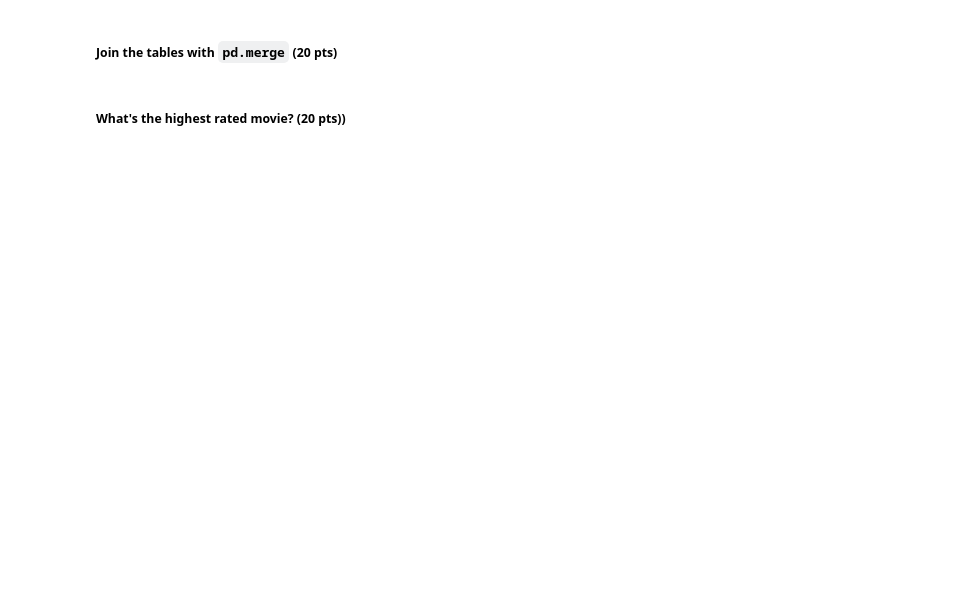
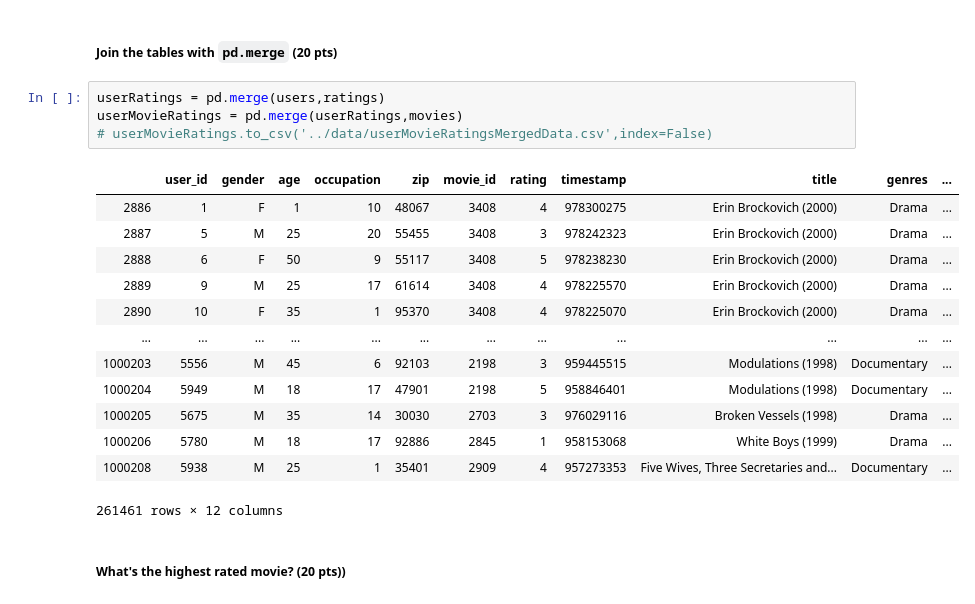
Before and after one commit to rashmihu/CSC-405-605_2020_Assignment, a Jupyter notebook: Assignment_2/code/date_night_movie.ipynb, the cells around one changed output. Saved outputs shown, nothing was run; the diff lists cells and outputs as text; blank space fills up the shorter version.

```diff
--- a/Assignment_2/code/date_night_movie.ipynb
+++ b/Assignment_2/code/date_night_movie.ipynb
@@ -98,4 +112,22 @@ print movies.head()
 # %% [markdown]
 ##### Join the tables with `pd.merge` (20 pts)
+# %%
+userRatings = pd.merge(users,ratings)
+userMovieRatings = pd.merge(userRatings,movies)
+# userMovieRatings.to_csv('../data/userMovieRatingsMergedData.csv',index=False)
+# %% [output]
+|  | user_id | gender | age | occupation | zip | movie_id | rating | timestamp | title | genres | ... |
+| 2886 | 1 | F | 1 | 10 | 48067 | 3408 | 4 | 978300275 | Erin Brockovich (2000) | Drama | ... |
+| 2887 | 5 | M | 25 | 20 | 55455 | 3408 | 3 | 978242323 | Erin Brockovich (2000) | Drama | ... |
+| 2888 | 6 | F | 50 | 9 | 55117 | 3408 | 5 | 978238230 | Erin Brockovich (2000) | Drama | ... |
+| 2889 | 9 | M | 25 | 17 | 61614 | 3408 | 4 | 978225570 | Erin Brockovich (2000) | Drama | ... |
+| 2890 | 10 | F | 35 | 1 | 95370 | 3408 | 4 | 978225070 | Erin Brockovich (2000) | Drama | ... |
+| ... | ... | ... | ... | ... | ... | ... | ... | ... | ... | ... | ... |
+| 1000203 | 5556 | M | 45 | 6 | 92103 | 2198 | 3 | 959445515 | Modulations (1998) | Documentary | ... |
+| 1000204 | 5949 | M | 18 | 17 | 47901 | 2198 | 5 | 958846401 | Modulations (1998) | Documentary | ... |
+| 1000205 | 5675 | M | 35 | 14 | 30030 | 2703 | 3 | 976029116 | Broken Vessels (1998) | Drama | ... |
+| 1000206 | 5780 | M | 18 | 17 | 92886 | 2845 | 1 | 958153068 | White Boys (1999) | Drama | ... |
+| 1000208 | 5938 | M | 25 | 1 | 35401 | 2909 | 4 | 957273353 | Five Wives, Three Secretaries and... | Documentary | ... |
+261461 rows × 12 columns
 # %% [markdown]
 ##### What's the highest rated movie? (20 pts))
```
Also changed, not shown: parts of 21 cells of this notebook.
